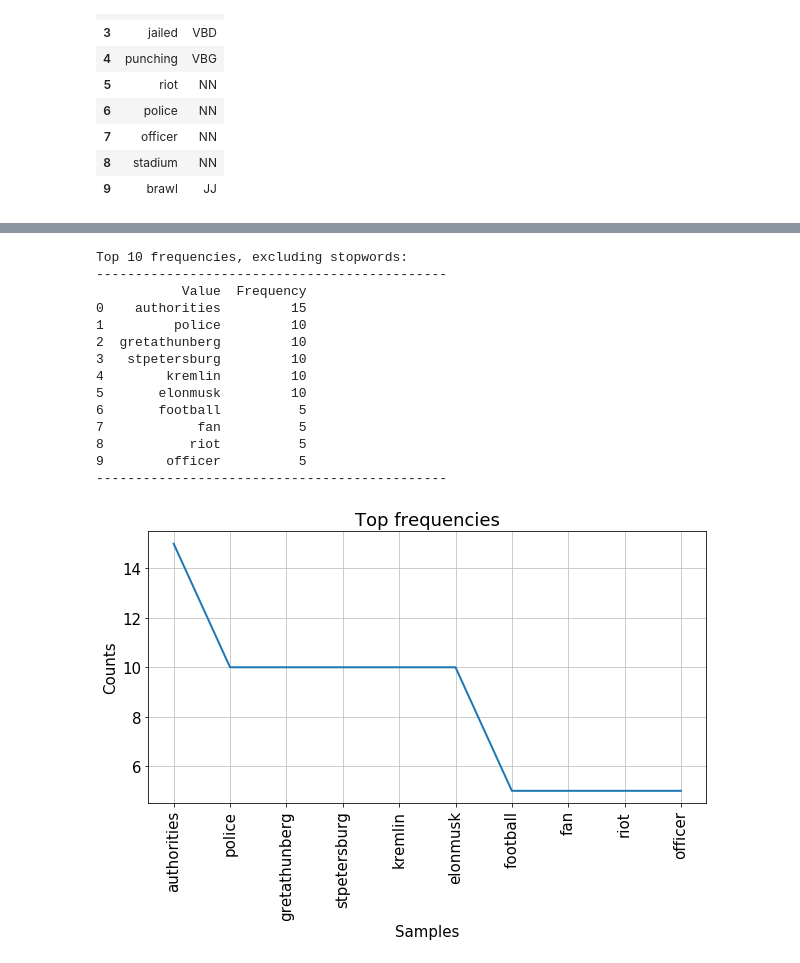
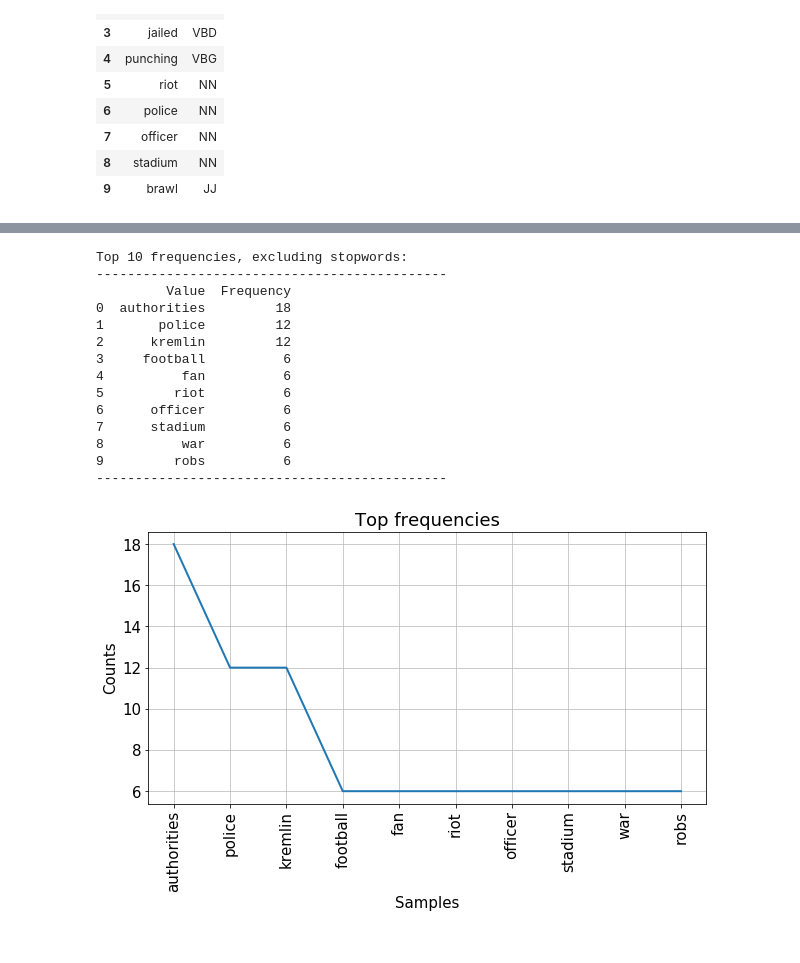
Before and after one commit to Helenagh90/Que_se_cuece_en_Rusia, a Jupyter notebook: web-project.ipynb, the cells around one changed output, grey strips where cells are left out. Drawn from its saved outputs; the diff is of its cells as text; code cells hidden in the pictures.

```diff
--- a/web-project.ipynb
+++ b/web-project.ipynb
@@ -35,6 +35,10 @@ titles_info = str(titles_info) + str([title.text for title in titles_container])
 # News+Opinion+Business+ArtAndLife+Meanwhile:
 response = requests.get(url+"meanwhile")
 titles_info = str(titles_info) + str([title.text for title in titles_container])
+# %%
+# News+Opinion+Business+ArtAndLife+Meanwhile+InDepth:
+response = requests.get(url+"in-depth")
+titles_info = str(titles_info) + str([title.text for title in titles_container])
 # %%
 # Limpiamos signos de puntuación:
 def replace_punctuation (text, replace):
@@ -154,31 +158,34 @@ Top 10 frequencies, excluding stopwords:
 # %%
 # Revisando la nube de palabras final veo que me ha separado nombres+apellidos y nombres de ciudades, unifico:
-word_tags["Word"] = word_tags["Word"].replace({'greta': 'gretathunberg', 'thunberg': 'gretathunberg',
-                                               'st': 'stpetersburg', 'petersburg': 'stpetersburg',
-                                               'elon': 'elonmusk', 'musk': 'elonmusk'})
+word_tags["Word"] = word_tags["Word"].replace({'greta': 'gretathunberg', 'petersburg': 'stpetersburg',
+                                               'elon': 'elonmusk'})
+
+# Eliminamos los otros para evitar duplicar frecuencia:
+word_tags["Word"] = word_tags["Word"].replace({'thunberg': None, 'st': None, 'musk': None})
+word_tags.dropna(inplace=True)
 
 # Listado de frecuencias con arreglo del día:
 final_words_list = word_tags["Word"].values.tolist()
 final_words = nltk.FreqDist(final_words_list)
 
 # Resultado:
 print_df_and_graph_of_freqdist(10, final_words)
 # %% [output]
 Top 10 frequencies, excluding stopwords:
 ---------------------------------------------
-           Value  Frequency
-0    authorities         15
-1         police         10
-2  gretathunberg         10
-3   stpetersburg         10
-4        kremlin         10
-5       elonmusk         10
-6       football          5
-7            fan          5
-8           riot          5
-9        officer          5
+         Value  Frequency
+0  authorities         18
+1       police         12
+2      kremlin         12
+3     football          6
+4          fan          6
+5         riot          6
+6      officer          6
+7      stadium          6
+8          war          6
+9         robs          6
 ---------------------------------------------
-[figure, old version]
+[figure, new version]
 # %%
 '''Visualizamos en formato nube de palabras: (+info en
 https://blog.goodaudience.com/how-to-generate-a-word-cloud-of-any-shape-in-python-7bce27a55f6e)'''
```
Also changed, not shown: parts of 4 cells of this notebook.
